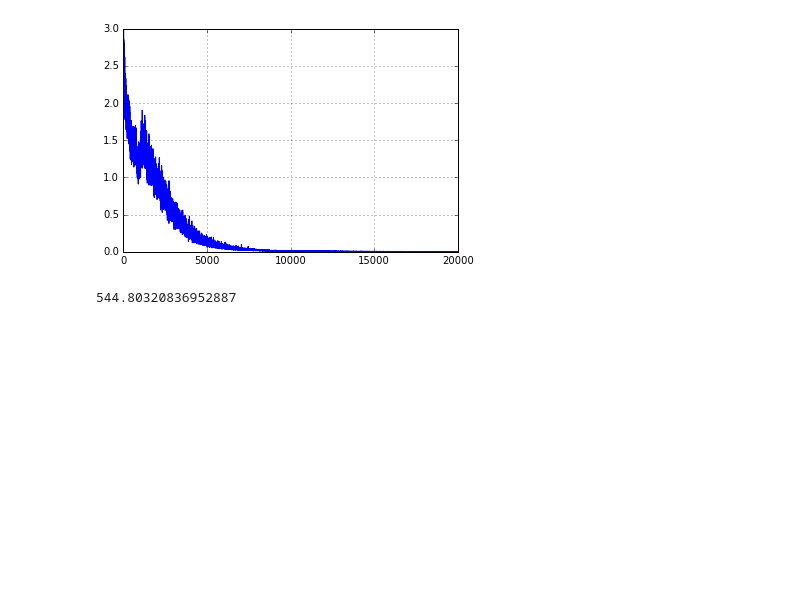
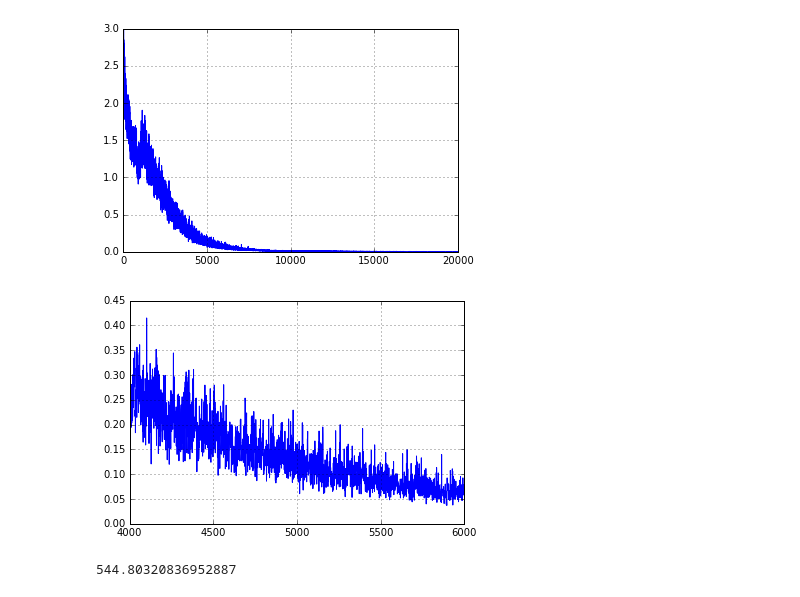
Before and after one commit to zzlab/DL-Alg, a Jupyter notebook: cifar10/re-ini/dr-g-norm.ipynb, the cells around one changed output. Drawn from its saved outputs; the diff is of its cells as text; code cells hidden in the pictures; blank space fills up the shorter version.

```diff
--- a/cifar10/re-ini/dr-g-norm.ipynb
+++ b/cifar10/re-ini/dr-g-norm.ipynb
@@ -11,6 +11,13 @@ pl.ylim(0, 3)
 pl.grid()
 # %% [output]
 [figure]
+# %%
+START = 4000
+END = 6000
+pl.plot(range(START, END), loss_history[START : END])
+pl.grid()
+# %% [output]
+[figure, added]
 # %%
 result = 0
 for left, right in zip(loss_history[:-1],loss_history[1:]):
```
Also changed, not shown: parts of 1 cell of this notebook, 10 other files.
